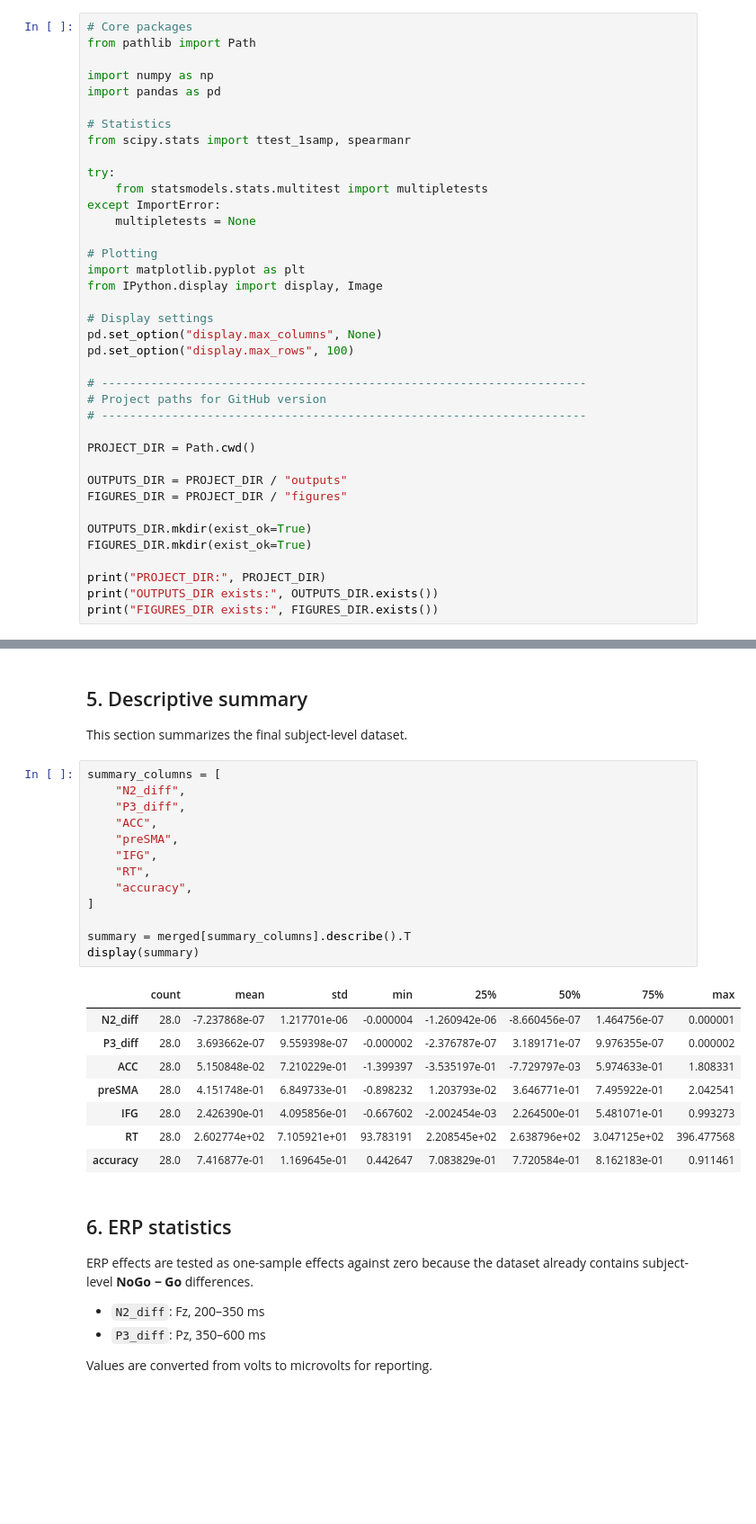
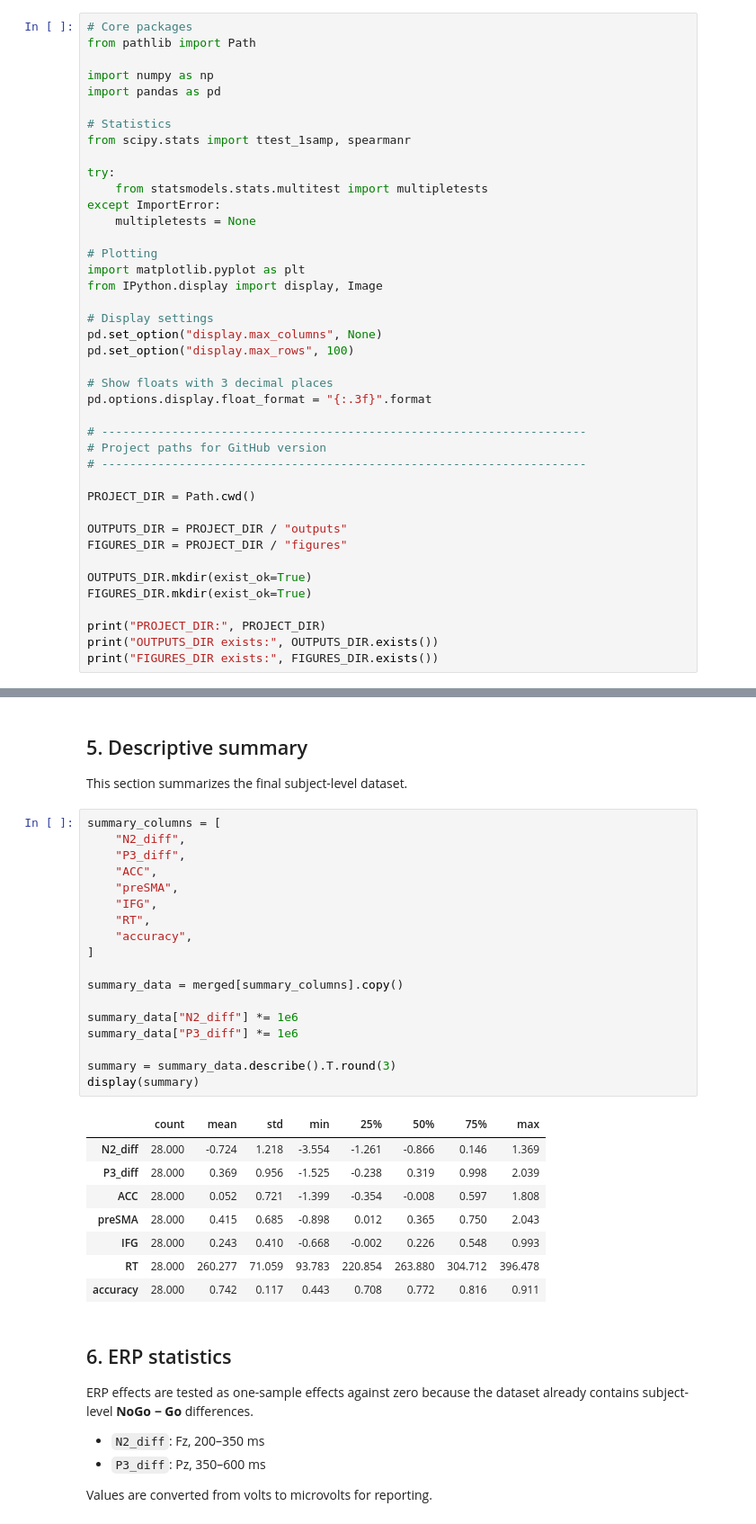
Before and after one commit to MariiaKravetsPsy/multimodal-eeg-fmri-inhibition, a Jupyter notebook: multimodal_eeg_fmri_analysis.ipynb, the cells around one changed output, grey strips where cells are left out. Shown at 90% size. Saved outputs shown, nothing was run; the diff lists cells and outputs as text; blank space fills up the shorter version.

```diff
--- a/multimodal_eeg_fmri_analysis.ipynb
+++ b/multimodal_eeg_fmri_analysis.ipynb
@@ -63,6 +63,9 @@ from IPython.display import display, Image
 pd.set_option("display.max_columns", None)
 pd.set_option("display.max_rows", 100)
 
+# Show floats with 3 decimal places
+pd.options.display.float_format = "{:.3f}".format
+
 # ---------------------------------------------------------------------
 # Project paths for GitHub version
 # ---------------------------------------------------------------------
@@ -246,25 +249,30 @@ This section summarizes the final subject-level dataset.
 # %%
 summary_columns = [
     "N2_diff",
     "P3_diff",
     "ACC",
     "preSMA",
     "IFG",
     "RT",
     "accuracy",
 ]
 
-summary = merged[summary_columns].describe().T
+summary_data = merged[summary_columns].copy()
+
+summary_data["N2_diff"] *= 1e6
+summary_data["P3_diff"] *= 1e6
+
+summary = summary_data.describe().T.round(3)
 display(summary)
 # %% [output]
 |  | count | mean | std | min | 25% | 50% | 75% | max |
-| N2_diff | 28.0 | -7.237868e-07 | 1.217701e-06 | -0.000004 | -1.260942e-06 | -8.660456e-07 | 1.464756e-07 | 0.000001 |
-| P3_diff | 28.0 | 3.693662e-07 | 9.559398e-07 | -0.000002 | -2.376787e-07 | 3.189171e-07 | 9.976355e-07 | 0.000002 |
-| ACC | 28.0 | 5.150848e-02 | 7.210229e-01 | -1.399397 | -3.535197e-01 | -7.729797e-03 | 5.974633e-01 | 1.808331 |
-| preSMA | 28.0 | 4.151748e-01 | 6.849733e-01 | -0.898232 | 1.203793e-02 | 3.646771e-01 | 7.495922e-01 | 2.042541 |
-| IFG | 28.0 | 2.426390e-01 | 4.095856e-01 | -0.667602 | -2.002454e-03 | 2.264500e-01 | 5.481071e-01 | 0.993273 |
-| RT | 28.0 | 2.602774e+02 | 7.105921e+01 | 93.783191 | 2.208545e+02 | 2.638796e+02 | 3.047125e+02 | 396.477568 |
-| accuracy | 28.0 | 7.416877e-01 | 1.169645e-01 | 0.442647 | 7.083829e-01 | 7.720584e-01 | 8.162183e-01 | 0.911461 |
+| N2_diff | 28.000 | -0.724 | 1.218 | -3.554 | -1.261 | -0.866 | 0.146 | 1.369 |
+| P3_diff | 28.000 | 0.369 | 0.956 | -1.525 | -0.238 | 0.319 | 0.998 | 2.039 |
+| ACC | 28.000 | 0.052 | 0.721 | -1.399 | -0.354 | -0.008 | 0.597 | 1.808 |
+| preSMA | 28.000 | 0.415 | 0.685 | -0.898 | 0.012 | 0.365 | 0.750 | 2.043 |
+| IFG | 28.000 | 0.243 | 0.410 | -0.668 | -0.002 | 0.226 | 0.548 | 0.993 |
+| RT | 28.000 | 260.277 | 71.059 | 93.783 | 220.854 | 263.880 | 304.712 | 396.478 |
+| accuracy | 28.000 | 0.742 | 0.117 | 0.443 | 0.708 | 0.772 | 0.816 | 0.911 |
 # %% [markdown]
 ## 6. ERP statistics
 
```
Also changed, not shown: parts of 13 cells of this notebook.
